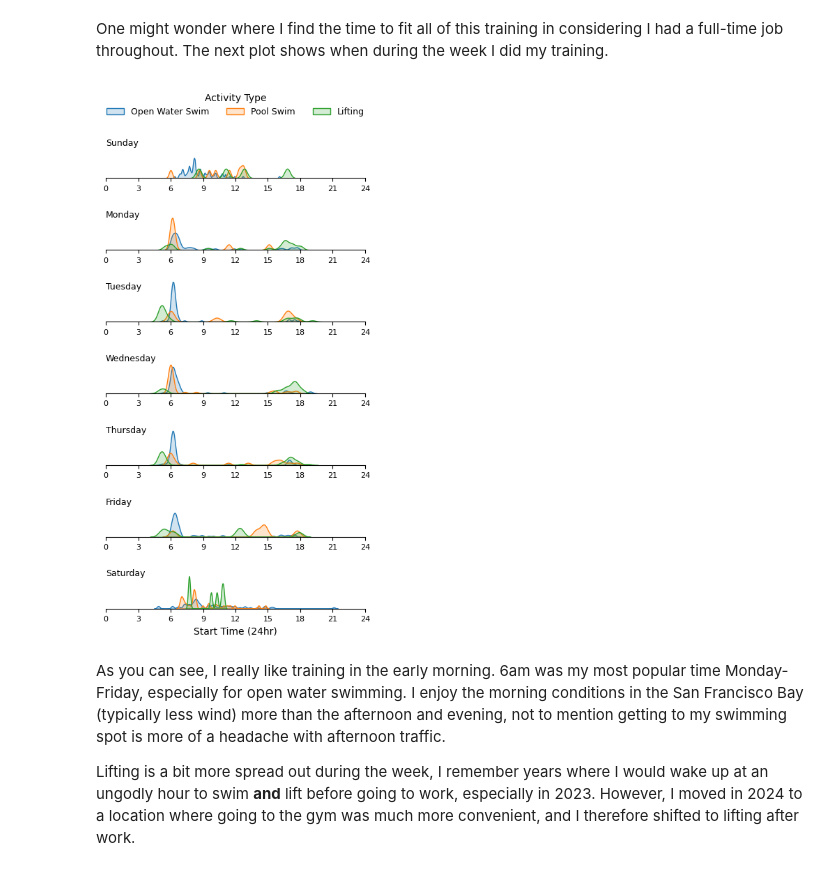
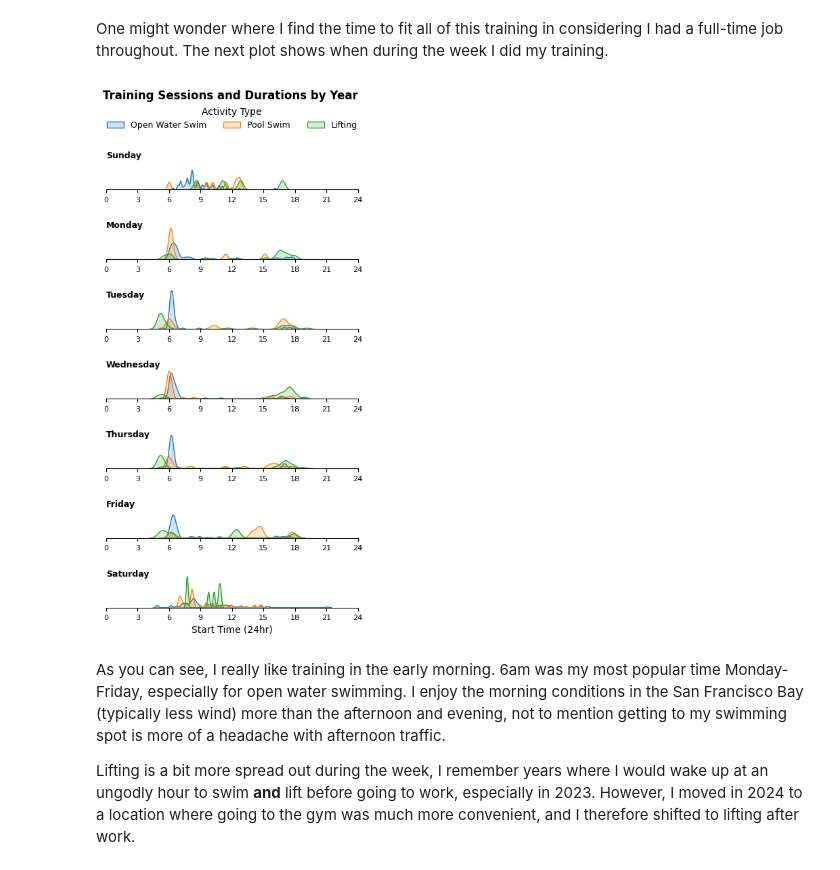
Before and after one commit to andrew-cotter/SF_Bay, a Jupyter notebook: exploratory_analysis.ipynb, the cells around one changed output. Drawn from its saved outputs; the diff is of its cells as text; code cells hidden in the pictures.

```diff
--- a/exploratory_analysis.ipynb
+++ b/exploratory_analysis.ipynb
@@ -243,11 +301,6 @@ A few observations on this plot:
 # %% [markdown]
 One might wonder where I find the time to fit all of this training in considering I had a full-time job throughout. The next plot shows when during the week I did my training.
 # %%
-import seaborn as sns
-import matplotlib.pyplot as plt
-
-# sns.set(style="white", rc={"axes.facecolor": (0, 0, 0, 0)})
-
 day_order = [
     "Sunday",
     "Monday",
@@ -257,7 +310,6 @@ day_order = [
     "Friday",
     "Saturday"
 ]
-
 g = sns.FacetGrid(
     df,
     row="dayOfWeek",
@@ -267,8 +319,6 @@ g = sns.FacetGrid(
     height=1.1,
     sharex=True
 )
-
-# Filled density
 g.map(
     sns.kdeplot,
     "time",
@@ -277,11 +327,8 @@ g.map(
     bw_adjust=0.1
 )
 
-# Clean up aesthetics
-# First, remove the default facet titles
+#Custom Facet Titles
 g.set_titles("")
-
-# Add custom labels inside each subplot
 for ax, day in zip(g.axes.flat, g.row_names):
     ax.text(
         x=0,
@@ -289,37 +336,49 @@ for ax, day in zip(g.axes.flat, g.row_names):
         s=day,
         ha="left",
         va="top",
         fontsize=9,
+        fontweight="bold"
     )
+
+#Main plot title
+g.fig.suptitle(
+    "Training Sessions and Durations by Year",
+    fontweight="bold",
+    x=0.11,
+    y=1.07,
+    ha="left"
+    )
+
+#Formatting
 g.set(
     yticks=[],
     ylabel=""
     )
 g.despine(left=True)
+
 for ax in g.axes.flat:
     ax.tick_params(labelbottom=True, labelsize=8)
     ax.set_xticks([0,3,6,9,12,15,18,21,24])
     ax.set_xticklabels([0,3,6,9,12,15,18,21,24])
-
 plt.xlabel("Start Time (24hr)")
 
+#Legend
 handles, labels = g.axes[0,0].get_legend_handles_labels()
-
-# Add a horizontal legend above all plots
 plt.legend(
     handles=handles,
     labels=labels,
     title="Activity Type",
     loc="upper center",
     bbox_to_anchor=(0.5, 12.5),  # centered above
     ncol=len(labels),             # horizontal layout
     frameon=False,
     fontsize=9,
     title_fontsize=10
 )
+
 plt.show()
 # %% [output]
-[figure, old version]
+[figure, new version]
 # %% [markdown]
 As you can see, I really like training in the early morning. 6am was my most popular time Monday-Friday, especially for open water swimming. I enjoy the morning conditions in the San Francisco Bay (typically less wind) more than the afternoon and evening, not to mention getting to my swimming spot is more of a headache with afternoon traffic.
 
```
Also changed, not shown: parts of 12 cells of this notebook, 2 other files.
